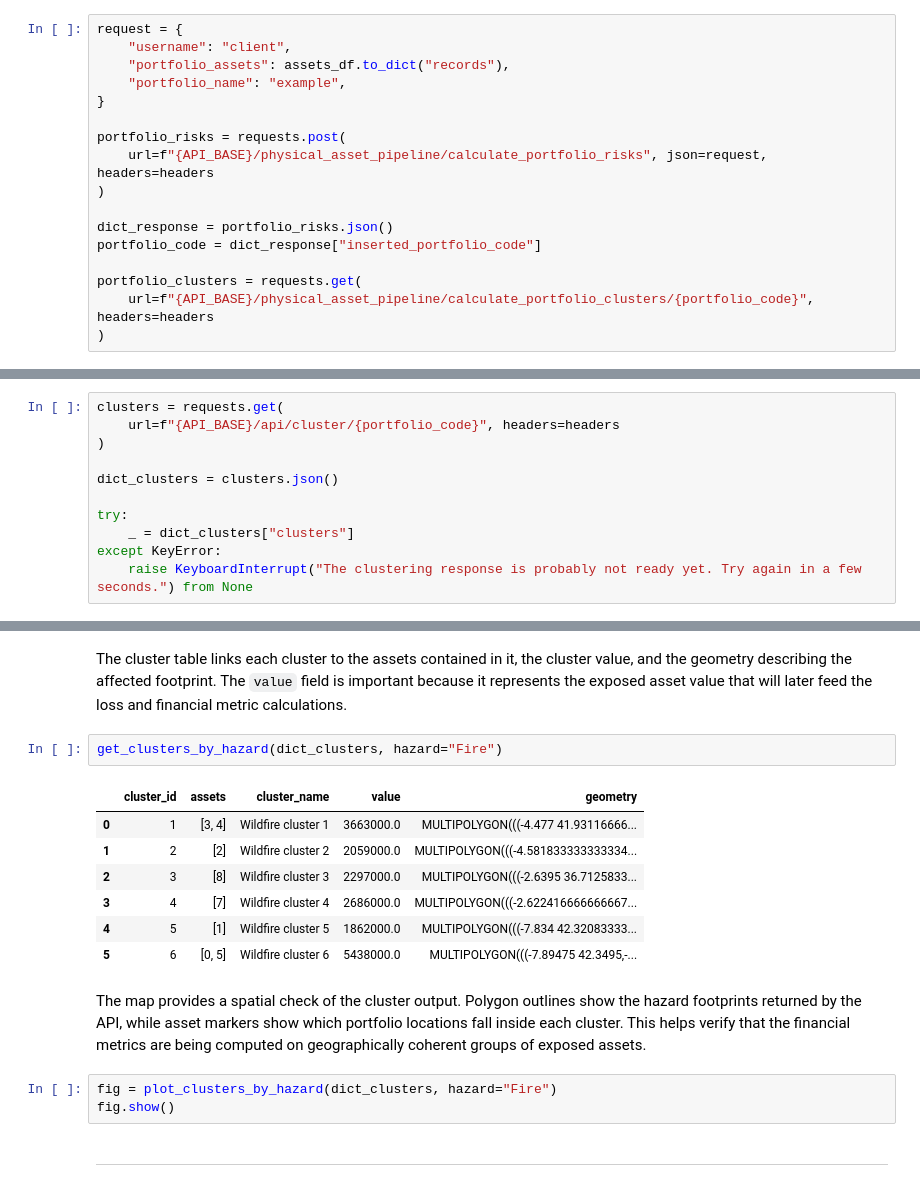
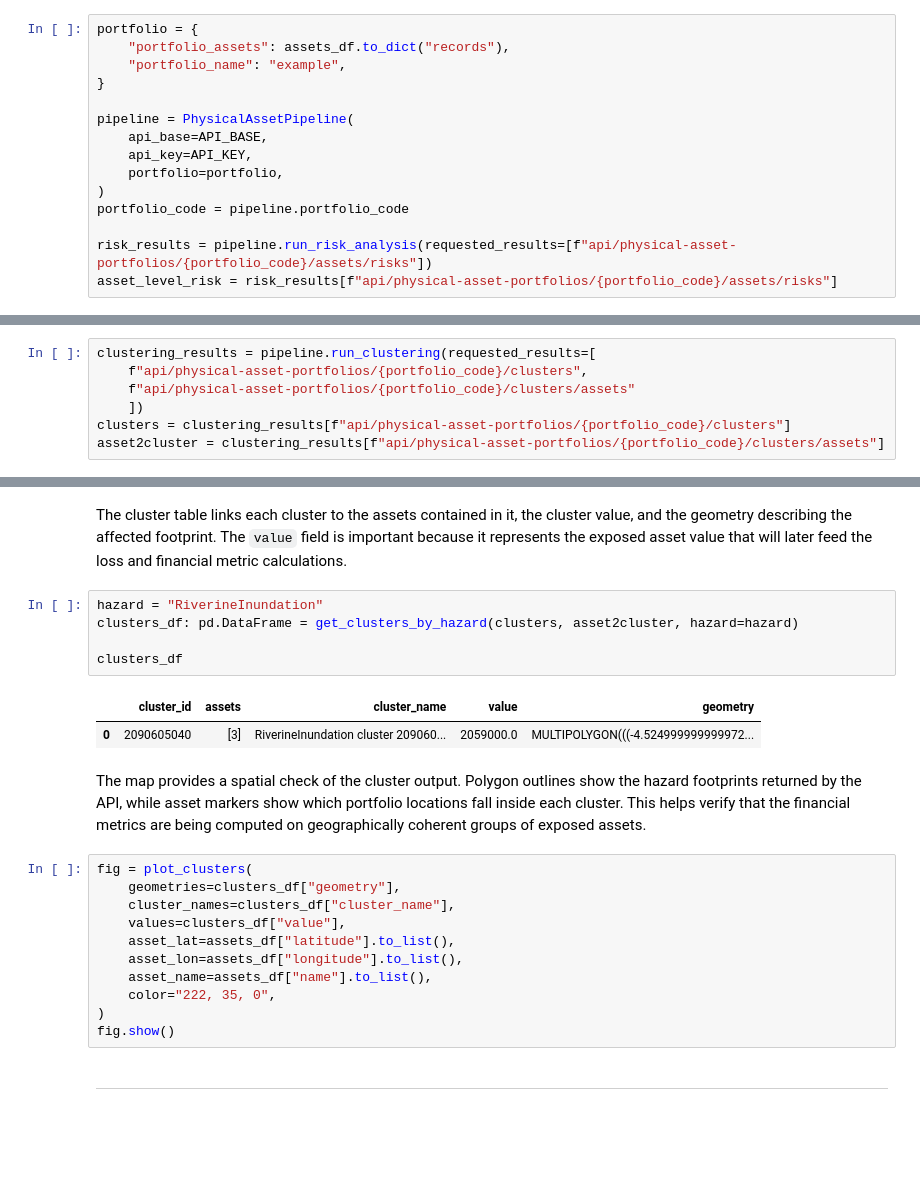
Before and after one commit to Alpha-Klima/alpha-klima-notebooks, a Jupyter notebook: notebooks/RealEstateExercise.ipynb, the cells around one changed output, grey strips where cells are left out. Saved outputs shown, nothing was run; the diff lists cells and outputs as text; blank space fills up the shorter version.

```diff
--- a/notebooks/RealEstateExercise.ipynb
+++ b/notebooks/RealEstateExercise.ipynb
@@ -126,22 +75,20 @@ The following cluster calculation endpoint is also triggered immediately after r
 
 > WARNING: This request may take a few minutes to be processed.
 # %%
-request = {
-    "username": "client",
+portfolio = {
     "portfolio_assets": assets_df.to_dict("records"),
     "portfolio_name": "example",
 }
 
-portfolio_risks = requests.post(
-    url=f"{API_BASE}/physical_asset_pipeline/calculate_portfolio_risks", json=request, headers=headers
+pipeline = PhysicalAssetPipeline(
+    api_base=API_BASE,
+    api_key=API_KEY,
+    portfolio=portfolio,
 )
+portfolio_code = pipeline.portfolio_code
 
-dict_response = portfolio_risks.json()
-portfolio_code = dict_response["inserted_portfolio_code"]
-
-portfolio_clusters = requests.get(
-    url=f"{API_BASE}/physical_asset_pipeline/calculate_portfolio_clusters/{portfolio_code}", headers=headers
-)
+risk_results = pipeline.run_risk_analysis(requested_results=[f"api/physical-asset-portfolios/{portfolio_code}/assets/risks"])
+asset_level_risk = risk_results[f"api/physical-asset-portfolios/{portfolio_code}/assets/risks"]
 # %% [markdown]
 ---
 # %% [markdown]
@@ -251,11 +193,7 @@ The clustering section retrieves the hazard clusters associated with the registe
 # %%
-clusters = requests.get(
-    url=f"{API_BASE}/api/cluster/{portfolio_code}", headers=headers
-)
-
-dict_clusters = clusters.json()
-
-try:
-    _ = dict_clusters["clusters"]
-except KeyError:
-    raise KeyboardInterrupt("The clustering response is probably not ready yet. Try again in a few seconds.") from None
+clustering_results = pipeline.run_clustering(requested_results=[
+    f"api/physical-asset-portfolios/{portfolio_code}/clusters",
+    f"api/physical-asset-portfolios/{portfolio_code}/clusters/assets"
+    ])
+clusters = clustering_results[f"api/physical-asset-portfolios/{portfolio_code}/clusters"]
+asset2cluster = clustering_results[f"api/physical-asset-portfolios/{portfolio_code}/clusters/assets"]
@@ -423,19 +266,25 @@ available_clustering_hazards(dict_clusters)
 # %% [markdown]
 The cluster table links each cluster to the assets contained in it, the cluster value, and the geometry describing the affected footprint. The `value` field is important because it represents the exposed asset value that will later feed the loss and financial metric calculations.
 # %%
-get_clusters_by_hazard(dict_clusters, hazard="Fire")
+hazard = "RiverineInundation"
+clusters_df: pd.DataFrame = get_clusters_by_hazard(clusters, asset2cluster, hazard=hazard)
+
+clusters_df
 # %% [output]
 |  | cluster_id | assets | cluster_name | value | geometry |
-| 0 | 1 | [3, 4] | Wildfire cluster 1 | 3663000.0 | MULTIPOLYGON(((-4.477 41.93116666... |
-| 1 | 2 | [2] | Wildfire cluster 2 | 2059000.0 | MULTIPOLYGON(((-4.581833333333334... |
-| 2 | 3 | [8] | Wildfire cluster 3 | 2297000.0 | MULTIPOLYGON(((-2.6395 36.7125833... |
-| 3 | 4 | [7] | Wildfire cluster 4 | 2686000.0 | MULTIPOLYGON(((-2.622416666666667... |
-| 4 | 5 | [1] | Wildfire cluster 5 | 1862000.0 | MULTIPOLYGON(((-7.834 42.32083333... |
-| 5 | 6 | [0, 5] | Wildfire cluster 6 | 5438000.0 | MULTIPOLYGON(((-7.89475 42.3495,-... |
+| 0 | 2090605040 | [3] | RiverineInundation cluster 209060... | 2059000.0 | MULTIPOLYGON(((-4.524999999999972... |
 # %% [markdown]
 The map provides a spatial check of the cluster output. Polygon outlines show the hazard footprints returned by the API, while asset markers show which portfolio locations fall inside each cluster. This helps verify that the financial metrics are being computed on geographically coherent groups of exposed assets.
 # %%
-fig = plot_clusters_by_hazard(dict_clusters, hazard="Fire")
+fig = plot_clusters(
+    geometries=clusters_df["geometry"],
+    cluster_names=clusters_df["cluster_name"],
+    values=clusters_df["value"],
+    asset_lat=assets_df["latitude"].to_list(),
+    asset_lon=assets_df["longitude"].to_list(),
+    asset_name=assets_df["name"].to_list(),
+    color="222, 35, 0",
+)
 fig.show()
 # %% [markdown]
 ---
```
Also changed, not shown: parts of 27 cells of this notebook, 10 other files.
